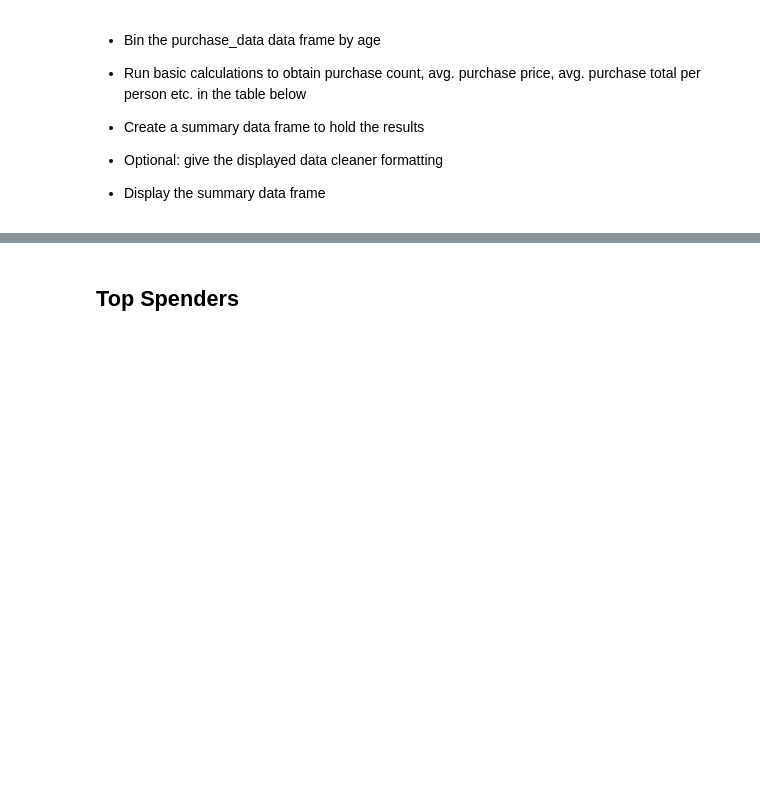
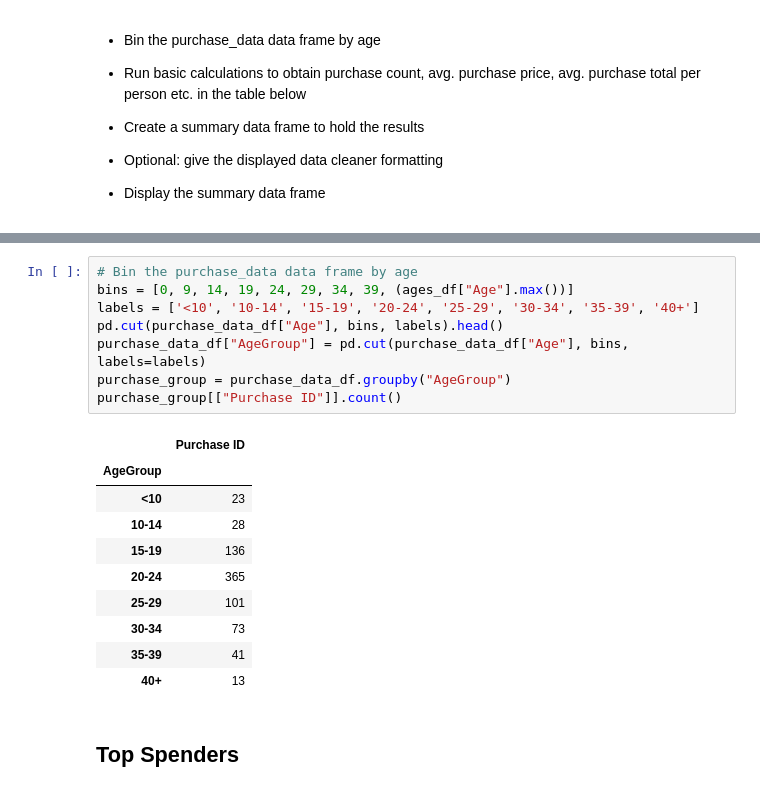
Before and after one commit to Grwat33/pandas-challenge, a Jupyter notebook: HeroesOfPymoli/HeroesOfPymoliAnalysis.ipynb, the cells around one changed output, grey strips where cells are left out. Drawn from its saved outputs; the diff is of its cells as text; blank space fills up the shorter version.

```diff
--- a/HeroesOfPymoli/HeroesOfPymoliAnalysis.ipynb
+++ b/HeroesOfPymoli/HeroesOfPymoliAnalysis.ipynb
@@ -281,3 +269,22 @@ Purchasing Analysis (Age)¶
+# %%
+# Bin the purchase_data data frame by age
+bins = [0, 9, 14, 19, 24, 29, 34, 39, (ages_df["Age"].max())]
+labels = ['<10', '10-14', '15-19', '20-24', '25-29', '30-34', '35-39', '40+']
+pd.cut(purchase_data_df["Age"], bins, labels).head()
+purchase_data_df["AgeGroup"] = pd.cut(purchase_data_df["Age"], bins, labels=labels)
+purchase_group = purchase_data_df.groupby("AgeGroup")
+purchase_group[["Purchase ID"]].count()
+# %% [output]
+|  | Purchase ID |
+| AgeGroup |  |
+| <10 | 23 |
+| 10-14 | 28 |
+| 15-19 | 136 |
+| 20-24 | 365 |
+| 25-29 | 101 |
+| 30-34 | 73 |
+| 35-39 | 41 |
+| 40+ | 13 |
 # %% [markdown]
 ## Top Spenders
 # %% [markdown]
```
Also changed, not shown: parts of 7 cells of this notebook.
